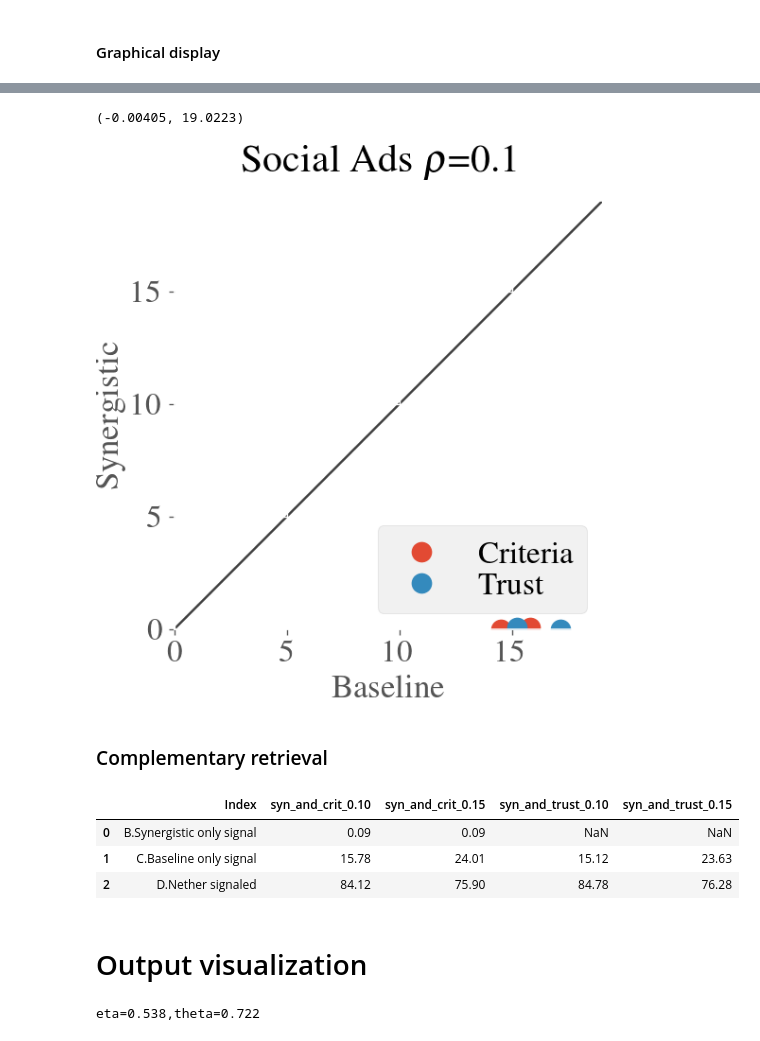
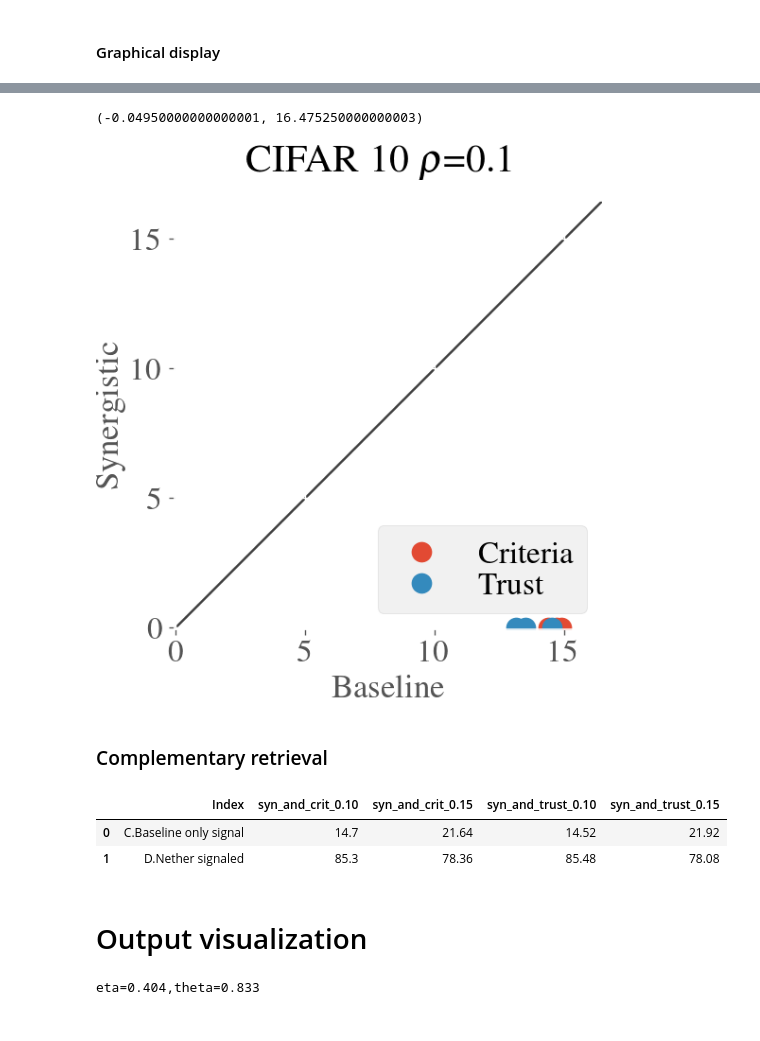
Before and after one commit to cesar-claros/synergistic, a Jupyter notebook: Copia_de_CIFAR10_cnn.ipynb, the cells around one changed output, grey strips where cells are left out. Cells and saved outputs as stored; diff of their text form; code cells hidden in the pictures.

Commit message:
CNN new architecture + Graphical display of CV loss reduction and complementary retrieval table

```diff
--- a/Copia_de_CIFAR10_cnn.ipynb
+++ b/Copia_de_CIFAR10_cnn.ipynb
@@ -252,6 +243,8 @@ fold     = 1
 es = tf.keras.callbacks.EarlyStopping(monitor='val_accuracy', mode='auto', verbose=1)
 y_test = tf.keras.utils.to_categorical(y_test)
 for train, val in kf.split(Data_X, Data_y):
+    if fold>3:
+      break
     X_train = Data_X[train]
     y_train = Data_y[train]
     y_train = tf.keras.utils.to_categorical(y_train)
@@ -328,10 +321,8 @@ for train, val in kf.split(Data_X, Data_y):
       y_test_pred_soft_best = y_test_pred_soft
       y_test_pred_th_best = y_test_pred_th
       X_test_best = X_test
+    del(model)
     fold +=1
-    del(model)
-    if fold>1:
-      break
 # %% [output]
 accuracy(Train)=0.6128
 initializing cuda...
@@ -402,32 +440,32 @@ report_trust_concat_gr
 # %%
 # Report tables arrangement
 synergistic_cv = report_table_concat[['fold','%loss_red_test','rho_user']]    ; synergistic_cv.columns = ['syn_%loss_red_test' if x=='%loss_red_test' else x for x in synergistic_cv.columns]
 criteria_cv    = report_criteria_concat[['fold','%loss_red_test','rho_user']]
 trust_cv       = report_trust_concat[['fold','%loss_red_test','rho_user']]
 df_plot1       = pd.merge(synergistic_cv,criteria_cv,on=['fold','rho_user'],how='left') ; df_plot1['Baseline'] = 'Criteria'
 df_plot2       = pd.merge(synergistic_cv,trust_cv,on=['fold','rho_user'],how='left')    ; df_plot2['Baseline'] = 'Trust'
 df_plot        = df_plot1.append(df_plot2, ignore_index=True)
 
 #Plot. percentage loss reduction on test data
 rho_cv         = 0.10
 df_plot_gr     = df_plot[df_plot.rho_user==rho_cv].groupby('Baseline')
 
 fig,ax = plt.subplots(sharey=True,figsize=(5,5),dpi=120)
-fig.suptitle('Social Ads '+r'$\rho$'+'='+ str(rho_cv))
+fig.suptitle('CIFAR 10 '+r'$\rho$'+'='+ str(rho_cv))
 ax.set(facecolor = "white",xlabel='Baseline', ylabel='Synergistic')
 
 for name, group in df_plot_gr:
     ax.plot(group['%loss_red_test'], group['syn_%loss_red_test'], marker='o', linestyle='', ms=12, label=name)
 
 ax.legend(loc='lower right', framealpha=0.5, prop={'size':20}, labelspacing=0.0)
 
 lims = [np.min([ax.get_xlim(), ax.get_ylim()])*0.9,np.max([ax.get_xlim(), ax.get_ylim()])*1.1]
 ax.plot(lims, lims, 'k-', alpha=0.75, zorder=0)
 ax.set_aspect('equal')
 ax.set_xlim(lims) ; ax.set_ylim(lims)
 # %% [output]
-(-0.00405, 19.0223)
+(-0.04950000000000001, 16.475250000000003)
-[figure, old version]
+[figure, new version]
 # %% [markdown]
 ### Complementary retrieval
 # %%
@@ -459,9 +497,8 @@ for idx,name in enumerate(col_names):
 results_loss
 # %% [output]
 |  | Index | syn_and_crit_0.10 | syn_and_crit_0.15 | syn_and_trust_0.10 | syn_and_trust_0.15 |
-| 0 | B.Synergistic only signal | 0.09 | 0.09 | NaN | NaN |
-| 1 | C.Baseline only signal | 15.78 | 24.01 | 15.12 | 23.63 |
-| 2 | D.Nether signaled | 84.12 | 75.90 | 84.78 | 76.28 |
+| 0 | C.Baseline only signal | 14.7 | 21.64 | 14.52 | 21.92 |
+| 1 | D.Nether signaled | 85.3 | 78.36 | 85.48 | 78.08 |
 # %% [markdown]
 # Output visualization
 # %%
@@ -482,7 +519,7 @@ top_crit_idx = top_crit_idx[np.argsort(crit_test[top_crit_idx])[::-1]]# Added
 output_text = io.StringIO()
 print('eta={:.3f},theta={:.3f}'.format(eta,theta))
 # %% [output]
-eta=0.538,theta=0.722
+eta=0.404,theta=0.833
 # %%
 roc_f = metrics.roc_auc_score(exp_best.L_test, f_test)
 roc_crit = metrics.roc_auc_score(exp_best.L_test, crit_test)
```
Also changed, not shown: parts of 9 cells of this notebook.
